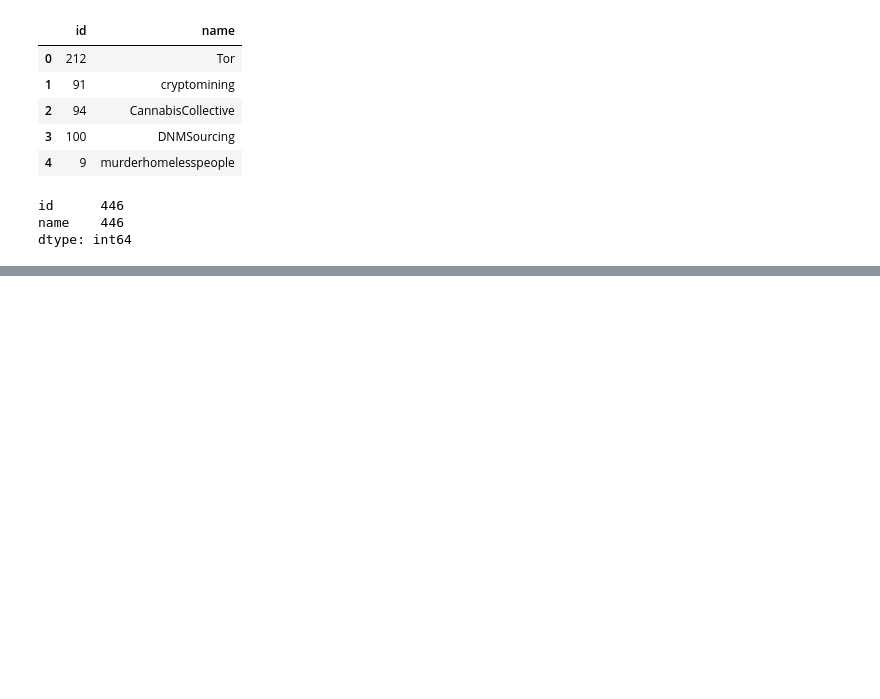
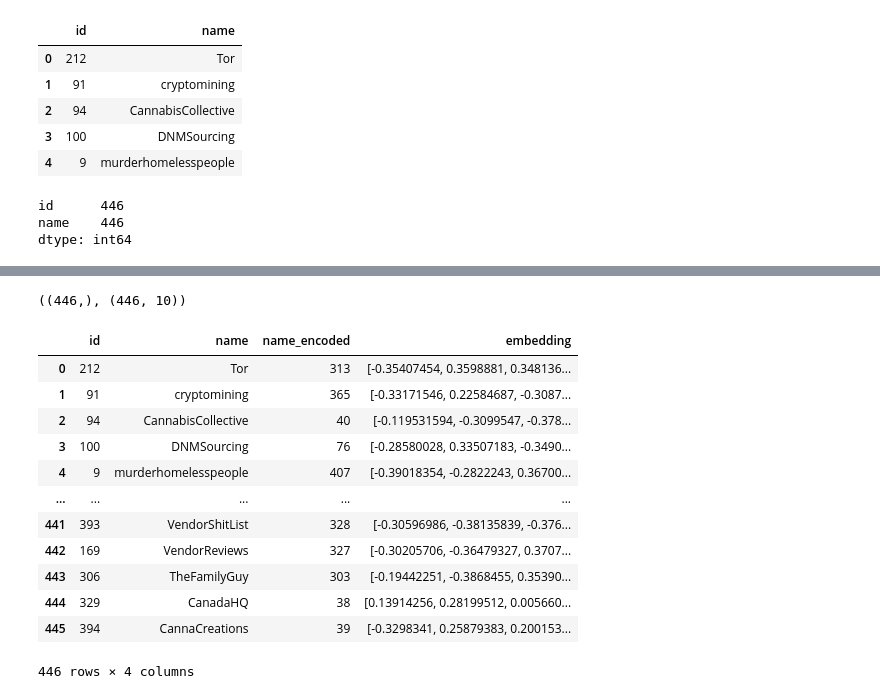
Before and after one commit to D0men1c0/ISSR_Darkweb, a Jupyter notebook: Analyze_files/an_boards.ipynb, the cells around one changed output, grey strips where cells are left out. Cells and saved outputs as stored; diff of their text form; code cells hidden in the pictures; blank space fills up the shorter version.

```diff
--- a/Analyze_files/an_boards.ipynb
+++ b/Analyze_files/an_boards.ipynb
@@ -232,0 +305,7 @@ dtype: int64
+# %%
+df_embeddings = df.copy()
+# %%
+# Feature Hashing
+label_encoder = LabelEncoder()
+df_embeddings['name_encoded'] = label_encoder.fit_transform(df_embeddings['name'])
+df.head()
@@ -232,0 +321,15 @@ dtype: int64
+# %%
+# Parameters for embeddings
+num_categories = df_embeddings['name_encoded'].nunique()
+embedding_dim = 10
+
+# Define Model
+input_cat = Input(shape=(1,), name='category_input')
+embedding = Embedding(input_dim=num_categories, output_dim=embedding_dim, name='category_embedding')(input_cat)
+flatten = Flatten()(embedding)
+
+model = Model(inputs=input_cat, outputs=flatten)
+model.compile(optimizer='adam', loss='mse')
+
+# Show Model
+model.summary()
@@ -232,0 +350,7 @@ dtype: int64
+# %%
+# Dummy target
+X_train = df_embeddings['name_encoded'].values
+y_train = np.random.randn(len(df_embeddings), embedding_dim)
+
+# Fitting model
+model.fit(X_train, y_train, epochs=100, batch_size=32)
@@ -232,0 +376,26 @@ dtype: int64
+# %%
+X_train.shape, y_train.shape
+# %% [output]
+((446,), (446, 10))
+# %%
+# Obtaining embeddings
+def get_embedding(category_index):
+    return model.get_layer('category_embedding').get_weights()[0][category_index]
+
+# Apply function
+df_embeddings['embedding'] = df_embeddings['name_encoded'].apply(get_embedding)
+df_embeddings
+# %% [output]
+|  | id | name | name_encoded | embedding |
+| 0 | 212 | Tor | 313 | [-0.35407454, 0.3598881, 0.348136... |
+| 1 | 91 | cryptomining | 365 | [-0.33171546, 0.22584687, -0.3087... |
+| 2 | 94 | CannabisCollective | 40 | [-0.119531594, -0.3099547, -0.378... |
+| 3 | 100 | DNMSourcing | 76 | [-0.28580028, 0.33507183, -0.3490... |
+| 4 | 9 | murderhomelesspeople | 407 | [-0.39018354, -0.2822243, 0.36700... |
+| ... | ... | ... | ... | ... |
+| 441 | 393 | VendorShitList | 328 | [-0.30596986, -0.38135839, -0.376... |
+| 442 | 169 | VendorReviews | 327 | [-0.30205706, -0.36479327, 0.3707... |
+| 443 | 306 | TheFamilyGuy | 303 | [-0.19442251, -0.3868455, 0.35390... |
+| 444 | 329 | CanadaHQ | 38 | [0.13914256, 0.28199512, 0.005660... |
+| 445 | 394 | CannaCreations | 39 | [-0.3298341, 0.25879383, 0.200153... |
+446 rows × 4 columns
```
Also changed, not shown: parts of 16 cells of this notebook.
